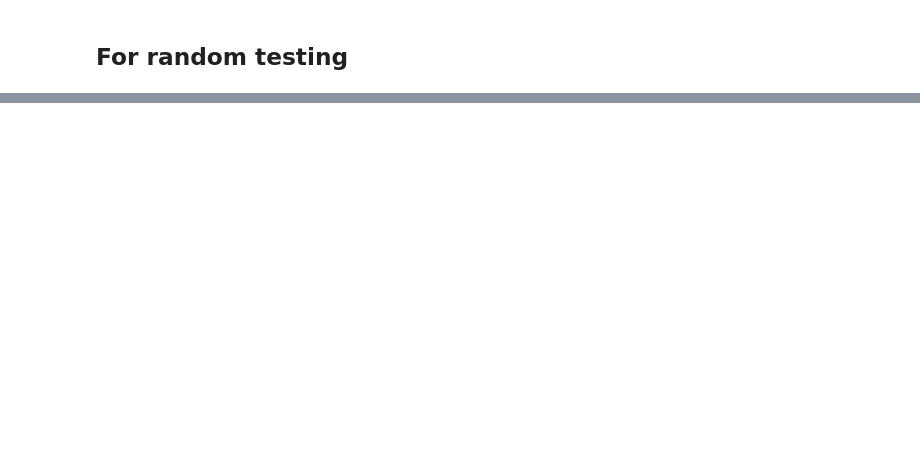
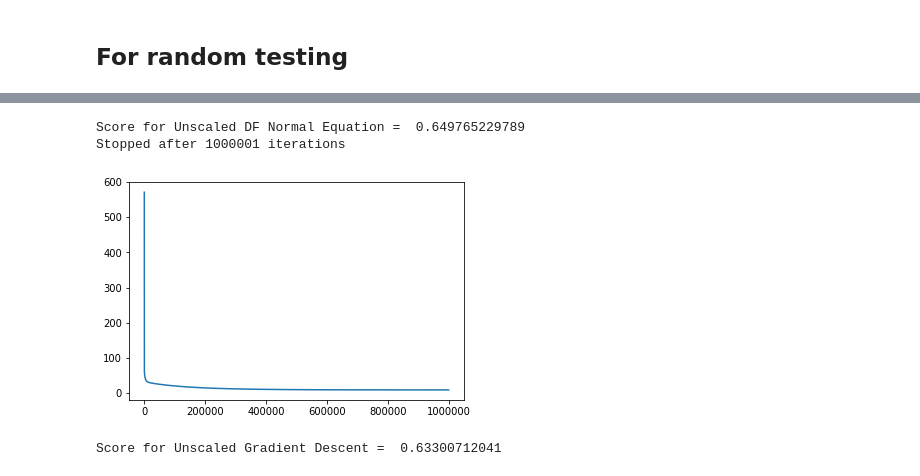
Before and after one commit to aakashgupta96/Learning-ML, a Jupyter notebook: Aakash/Random.ipynb, the cells around one changed output, grey strips where cells are left out. Saved outputs shown, nothing was run; the diff lists cells and outputs as text; code cells hidden in the pictures; blank space fills up the shorter version.

```diff
--- a/Aakash/Random.ipynb
+++ b/Aakash/Random.ipynb
@@ -87,0 +242,10 @@ array([0.90601619, 0.05713209, 0.01875806, 0.01809365])
+# %%
+def predict(X_test,theta):
+    X_test = np.c_[np.ones(X_test.shape[0]),X_test]
+    return np.matmul(X_test,theta)
+# %%
+def score(Y_true,Y_predicted):
+    nr = ((Y_true - Y_predicted)*(Y_true-Y_predicted)).sum()
+    dr = ((Y_true - Y_true.mean())*(Y_true-Y_true.mean())).sum()
+    result = 1 - (nr/dr)
+    return result
@@ -87,0 +258,7 @@ array([0.90601619, 0.05713209, 0.01875806, 0.01809365])
+# %%
+boston = Datasets.load_boston()
+df = pd.DataFrame(boston.data)
+# %%
+X_test, X_train, Y_test, Y_train = cv.train_test_split(df,boston.target,test_size=0.2)
+X_test_scaled = scaledCopy(X_test)
+X_train_scaled = scaledCopy(X_train)
@@ -87,0 +277,12 @@ array([0.90601619, 0.05713209, 0.01875806, 0.01809365])
+# %%
+theta = fitNormal(X_train,Y_train.reshape(len(Y_train),1))
+Y_predicted = predict(X_test,theta)
+print("Score for Unscaled DF Normal Equation = ",score(Y_test,Y_predicted.reshape(len(Y_predicted))))
+theta = fitGradientDescent(X_train,Y_train.reshape(len(Y_train),1),0.000006,max_iterations=1000000)
+Y_predicted = predict(X_test,theta)
+print("Score for Unscaled Gradient Descent = ",score(Y_test,Y_predicted.reshape(len(Y_predicted))))
+# %% [output]
+Score for Unscaled DF Normal Equation =  0.649765229789
+Stopped after 1000001 iterations
+[figure, added]
+Score for Unscaled Gradient Descent =  0.63300712041
```
Also changed, not shown: parts of 115 cells of this notebook, 16 other files.
